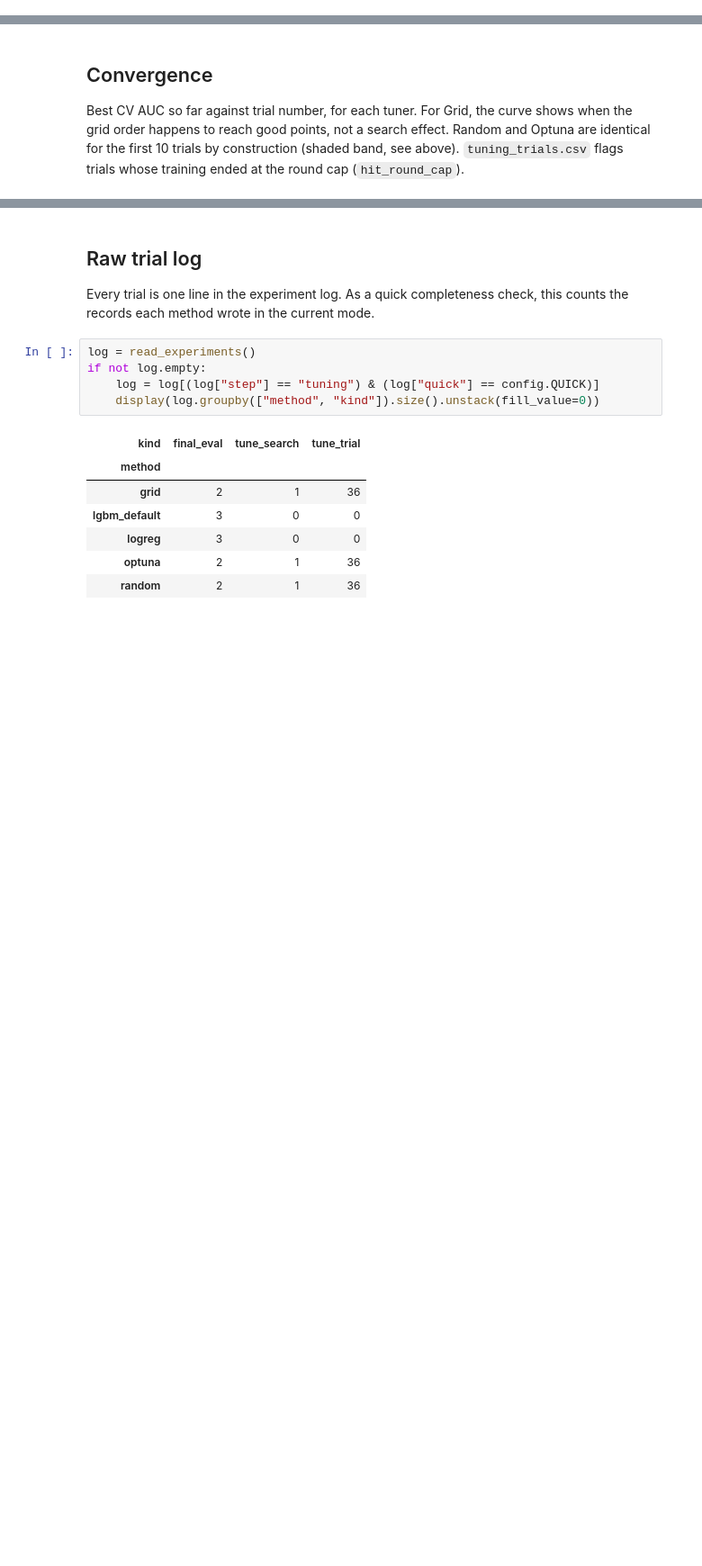
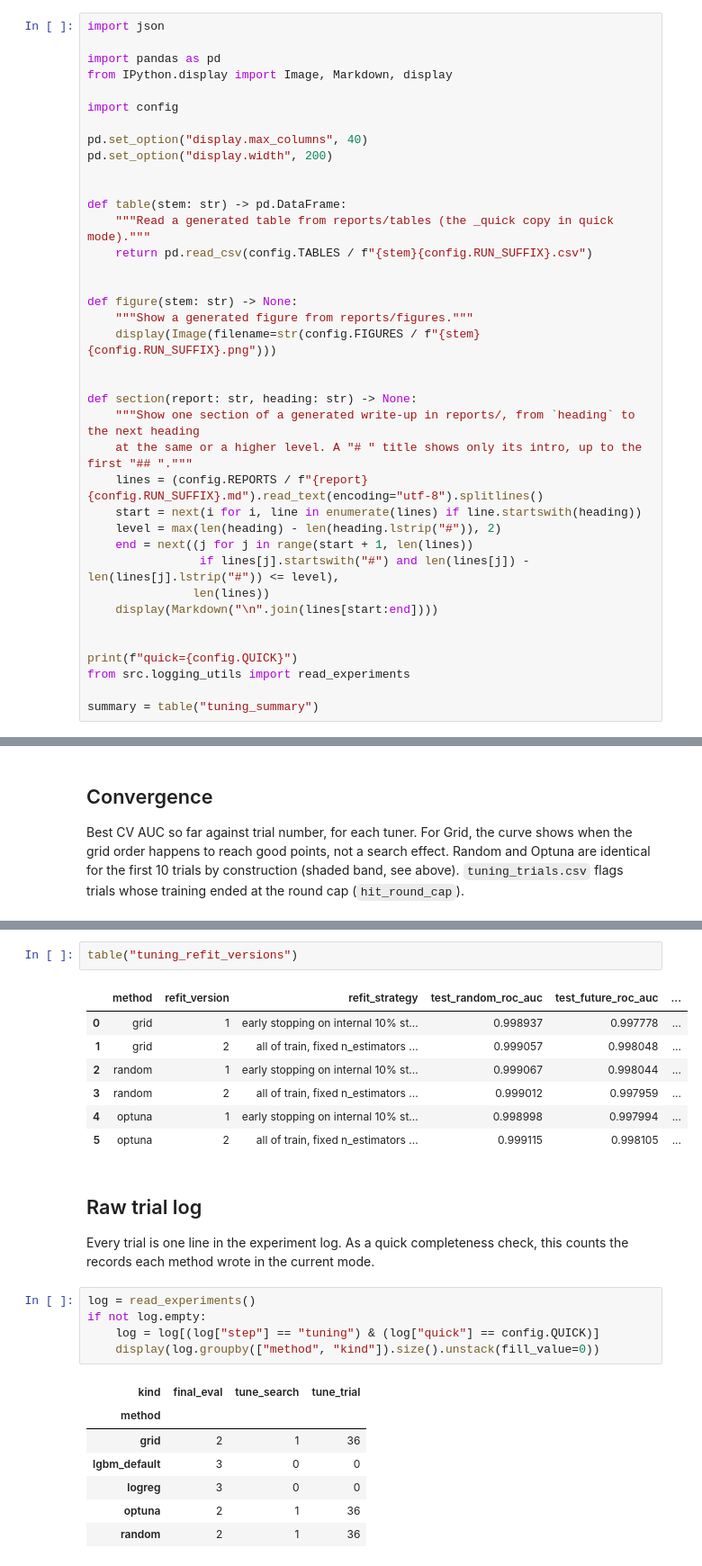
Before and after one commit to Turbo-Soggy/automl, a Jupyter notebook: notebooks/02_baseline_tuning.ipynb, the cells around one changed output, grey strips where cells are left out. Shown at 90% size. Saved outputs shown, nothing was run; the diff lists cells and outputs as text; blank space fills up the shorter version.

```diff
--- a/notebooks/02_baseline_tuning.ipynb
+++ b/notebooks/02_baseline_tuning.ipynb
@@ -24,0 +15,38 @@ quick=False
+# %%
+import json
+
+import pandas as pd
+from IPython.display import Image, Markdown, display
+
+import config
+
+pd.set_option("display.max_columns", 40)
+pd.set_option("display.width", 200)
+
+
+def table(stem: str) -> pd.DataFrame:
+    """Read a generated table from reports/tables (the _quick copy in quick mode)."""
+    return pd.read_csv(config.TABLES / f"{stem}{config.RUN_SUFFIX}.csv")
+
+
+def figure(stem: str) -> None:
+    """Show a generated figure from reports/figures."""
+    display(Image(filename=str(config.FIGURES / f"{stem}{config.RUN_SUFFIX}.png")))
+
+
+def section(report: str, heading: str) -> None:
+    """Show one section of a generated write-up in reports/, from `heading` to the next heading
+    at the same or a higher level. A "# " title shows only its intro, up to the first "## "."""
+    lines = (config.REPORTS / f"{report}{config.RUN_SUFFIX}.md").read_text(encoding="utf-8").splitlines()
+    start = next(i for i, line in enumerate(lines) if line.startswith(heading))
+    level = max(len(heading) - len(heading.lstrip("#")), 2)
+    end = next((j for j in range(start + 1, len(lines))
+                if lines[j].startswith("#") and len(lines[j]) - len(lines[j].lstrip("#")) <= level),
+               len(lines))
+    display(Markdown("\n".join(lines[start:end])))
+
+
+print(f"quick={config.QUICK}")
+from src.logging_utils import read_experiments
+
+summary = table("tuning_summary")
@@ -107,3 +189,13 @@ display(Image(filename=str(config.FIGURES / f"tuning_convergence{config.RUN_SUFF
+# %%
+table("tuning_refit_versions")
+# %% [output]
+|  | method | refit_version | refit_strategy | test_random_roc_auc | test_future_roc_auc | ... |
+| 0 | grid | 1 | early stopping on internal 10% st... | 0.998937 | 0.997778 | ... |
+| 1 | grid | 2 | all of train, fixed n_estimators ... | 0.999057 | 0.998048 | ... |
+| 2 | random | 1 | early stopping on internal 10% st... | 0.999067 | 0.998044 | ... |
+| 3 | random | 2 | all of train, fixed n_estimators ... | 0.999012 | 0.997959 | ... |
+| 4 | optuna | 1 | early stopping on internal 10% st... | 0.998998 | 0.997994 | ... |
+| 5 | optuna | 2 | all of train, fixed n_estimators ... | 0.999115 | 0.998105 | ... |
 # %% [markdown]
 ## Raw trial log
 
```
Also changed, not shown: parts of 12 cells of this notebook, 21 other files.
